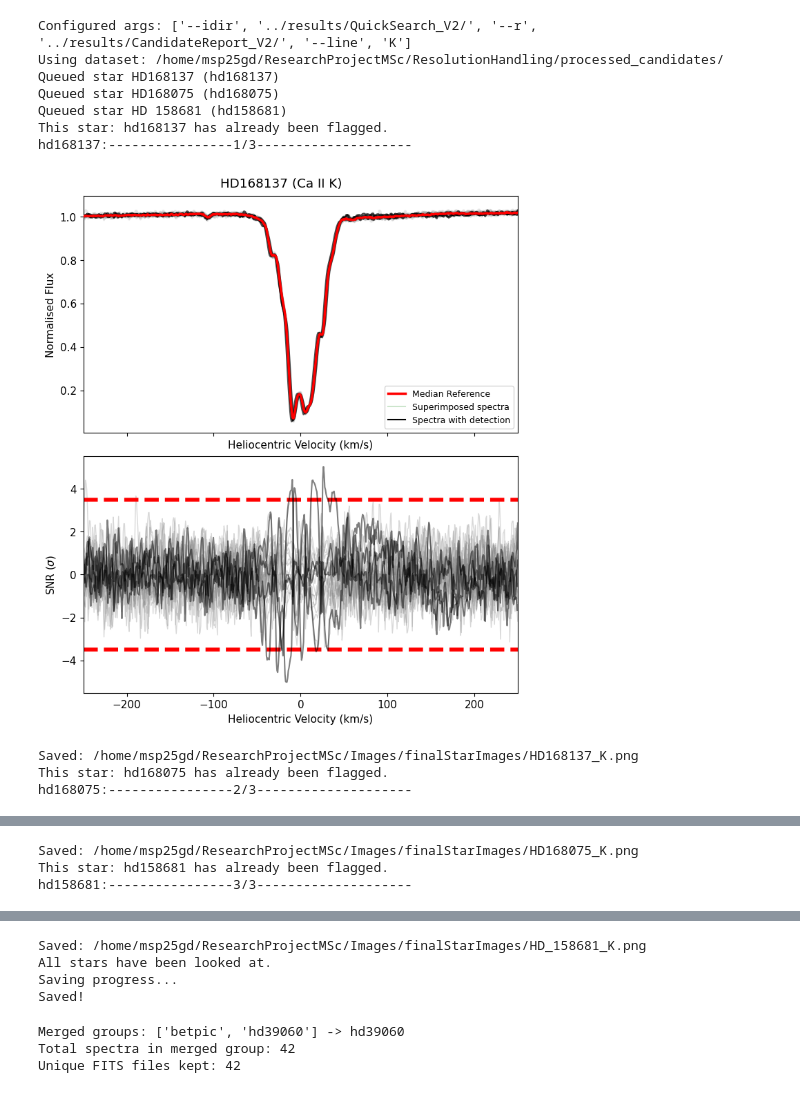
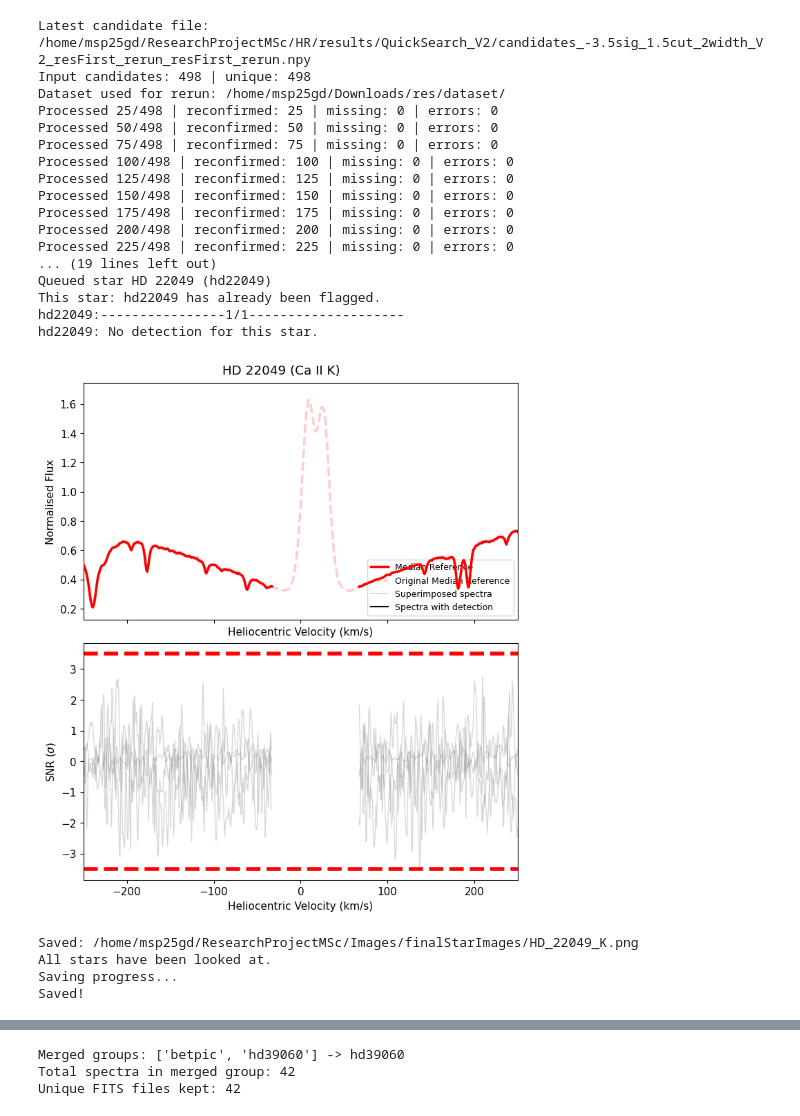
Before and after one commit to AstroHohen/ResearchProjectMSc, a Jupyter notebook: HR/search/iplotter.ipynb, the cells around one changed output, grey strips where cells are left out. Cells and saved outputs as stored; diff of their text form; code cells hidden in the pictures.

Commit message:
HR Diagram

```diff
--- a/HR/search/iplotter.ipynb
+++ b/HR/search/iplotter.ipynb
@@ -20,7 +20,7 @@ import json, argparse
 
 # Set one star with starName, or provide a list in starNames for batch review.
 #starName = 'bptau'
-starNames = ['hd168137', 'hd168075', 'hd158681']
+starNames = ['hd22049']
 useSimbad = False
 
 candidate_roots = [os.getcwd(), os.path.dirname(os.getcwd()), os.path.abspath(os.path.join(os.getcwd(), '..', '..'))]
@@ -55,11 +55,11 @@ os.nice(int(args.nice))
 with open(args.p) as paramfile:
     param = json.load(paramfile)
 
-# Force the degraded-resolution dataset produced by ResolutionHandling.
-degraded_dataset = '/home/msp25gd/ResearchProjectMSc/ResolutionHandling/processed_candidates/'
-if not os.path.isdir(degraded_dataset):
-    raise FileNotFoundError(f'Degraded dataset folder not found: {degraded_dataset}')
-param['dataset'] = degraded_dataset
+# Force the pre-degradation dataset.
+original_dataset = '/home/msp25gd/Downloads/res/dataset/'
+if not os.path.isdir(original_dataset):
+    raise FileNotFoundError(f'Pre-degradation dataset folder not found: {original_dataset}')
+param['dataset'] = original_dataset
 print('Using dataset:', param['dataset'])
 
 instrument_label = 'UVES'
@@ -357,41 +357,52 @@ while review_flagged == True:
             review_skipped = False
 
     if auto_route_plots:
         review_flagged = False
         continue
 
     # If there are any flagged targets
     if manual_multi_star_mode:
         review_flagged = False
     elif single_star == True and auto_route_plots == False:
         review_flagged = False
     elif len(Classifier.candidate_report.Target[Classifier.candidate_report.Status == 'flagged'].to_numpy()) >= 1:
         while (look_flagged != 'y') & (look_flagged != 'n'):
             look_flagged = input('Do you want to review Flagged targets? (y/n) ')
             if look_flagged == 'y':
                 review_flagged = True
                 candidates = Classifier.candidate_report.Target[Classifier.candidate_report.Status == 'flagged'].to_numpy()
             elif look_flagged == 'n':
                 review_flagged = False
             else:
                 print('Answer not recorded. Try again.')
     else:
         review_flagged = False
 
 print('All stars have been looked at.')
 print('Saving progress...')
 Classifier.candidate_report.to_pickle(Classifier.cand_report_path)
 Classifier.candidate_report.to_html(Classifier.res_path + 'Report.html')
 print('Saved!')
 # %% [output]
-Configured args: ['--idir', '../results/QuickSearch_V2/', '--r', '../results/CandidateReport_V2/', '--line', 'K']
-Using dataset: /home/msp25gd/ResearchProjectMSc/ResolutionHandling/processed_candidates/
-Queued star HD168137 (hd168137)
-Queued star HD168075 (hd168075)
-Queued star HD 158681 (hd158681)
-This star: hd168137 has already been flagged.
-hd168137:----------------1/3--------------------
+Latest candidate file: /home/msp25gd/ResearchProjectMSc/HR/results/QuickSearch_V2/candidates_-3.5sig_1.5cut_2width_V2_resFirst_rerun_resFirst_rerun.npy
+Input candidates: 498 | unique: 498
+Dataset used for rerun: /home/msp25gd/Downloads/res/dataset/
+Processed 25/498 | reconfirmed: 25 | missing: 0 | errors: 0
+Processed 50/498 | reconfirmed: 50 | missing: 0 | errors: 0
+Processed 75/498 | reconfirmed: 75 | missing: 0 | errors: 0
+Processed 100/498 | reconfirmed: 100 | missing: 0 | errors: 0
+Processed 125/498 | reconfirmed: 125 | missing: 0 | errors: 0
+Processed 150/498 | reconfirmed: 150 | missing: 0 | errors: 0
+Processed 175/498 | reconfirmed: 175 | missing: 0 | errors: 0
+Processed 200/498 | reconfirmed: 200 | missing: 0 | errors: 0
+Processed 225/498 | reconfirmed: 225 | missing: 0 | errors: 0
+... (19 lines left out)
+Queued star HD 22049 (hd22049)
+This star: hd22049 has already been flagged.
+hd22049:----------------1/1--------------------
+hd22049: No detection for this star.
-[figure, old version]
+[figure, new version]
-Saved: /home/msp25gd/ResearchProjectMSc/Images/finalStarImages/HD168137_K.png
-This star: hd168075 has already been flagged.
-hd168075:----------------2/3--------------------
+Saved: /home/msp25gd/ResearchProjectMSc/Images/finalStarImages/HD_22049_K.png
+All stars have been looked at.
+Saving progress...
+Saved!
@@ -399,3 +408,0 @@ hd168075:----------------2/3--------------------
-Saved: /home/msp25gd/ResearchProjectMSc/Images/finalStarImages/HD168075_K.png
-This star: hd158681 has already been flagged.
-hd158681:----------------3/3--------------------
@@ -403,7 +409,3 @@ hd158681:----------------3/3--------------------
-Saved: /home/msp25gd/ResearchProjectMSc/Images/finalStarImages/HD_158681_K.png
-All stars have been looked at.
-Saving progress...
-Saved!
 # %%
 from pathlib import Path
 import shutil
```
Also changed, not shown: parts of 5 cells of this notebook, 14 other files.
